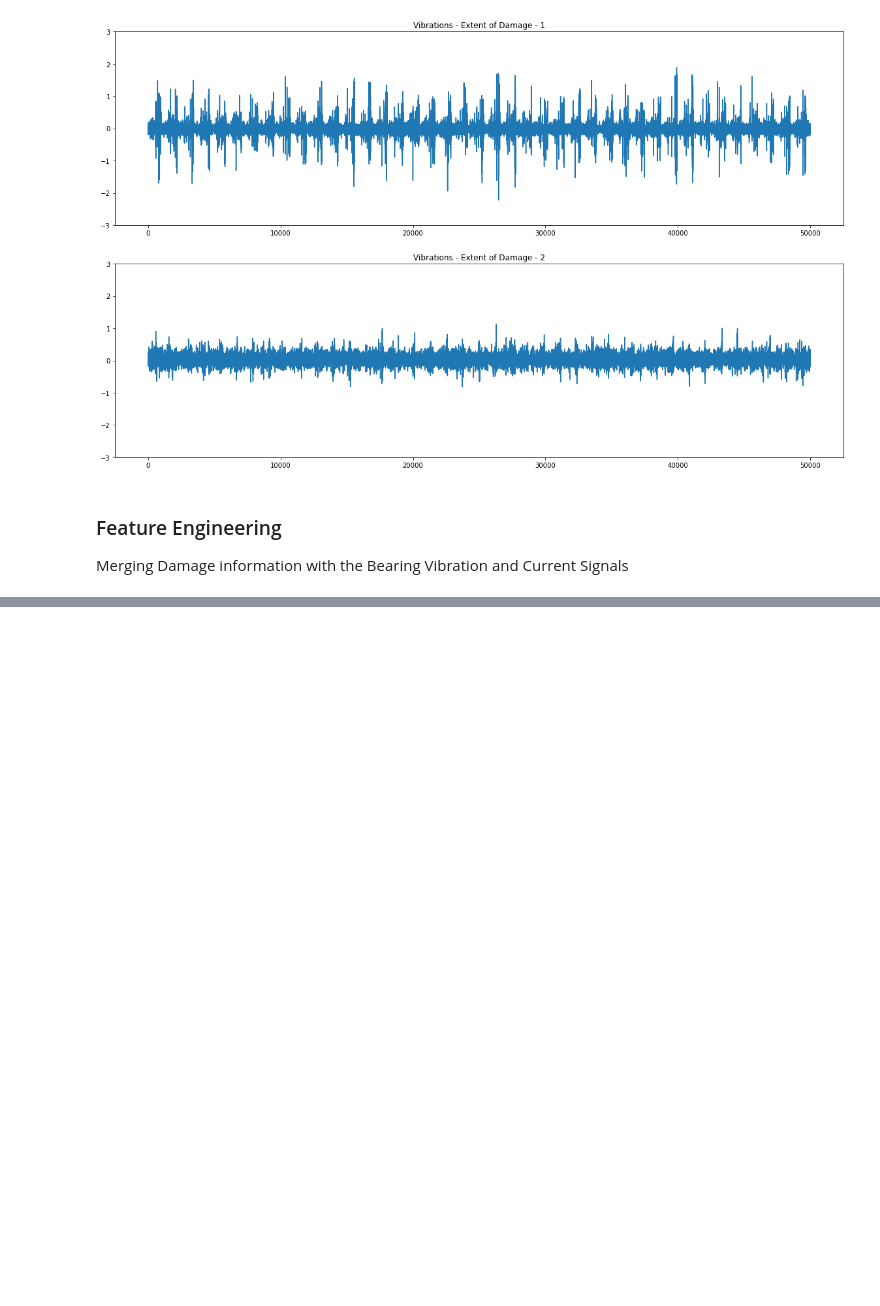
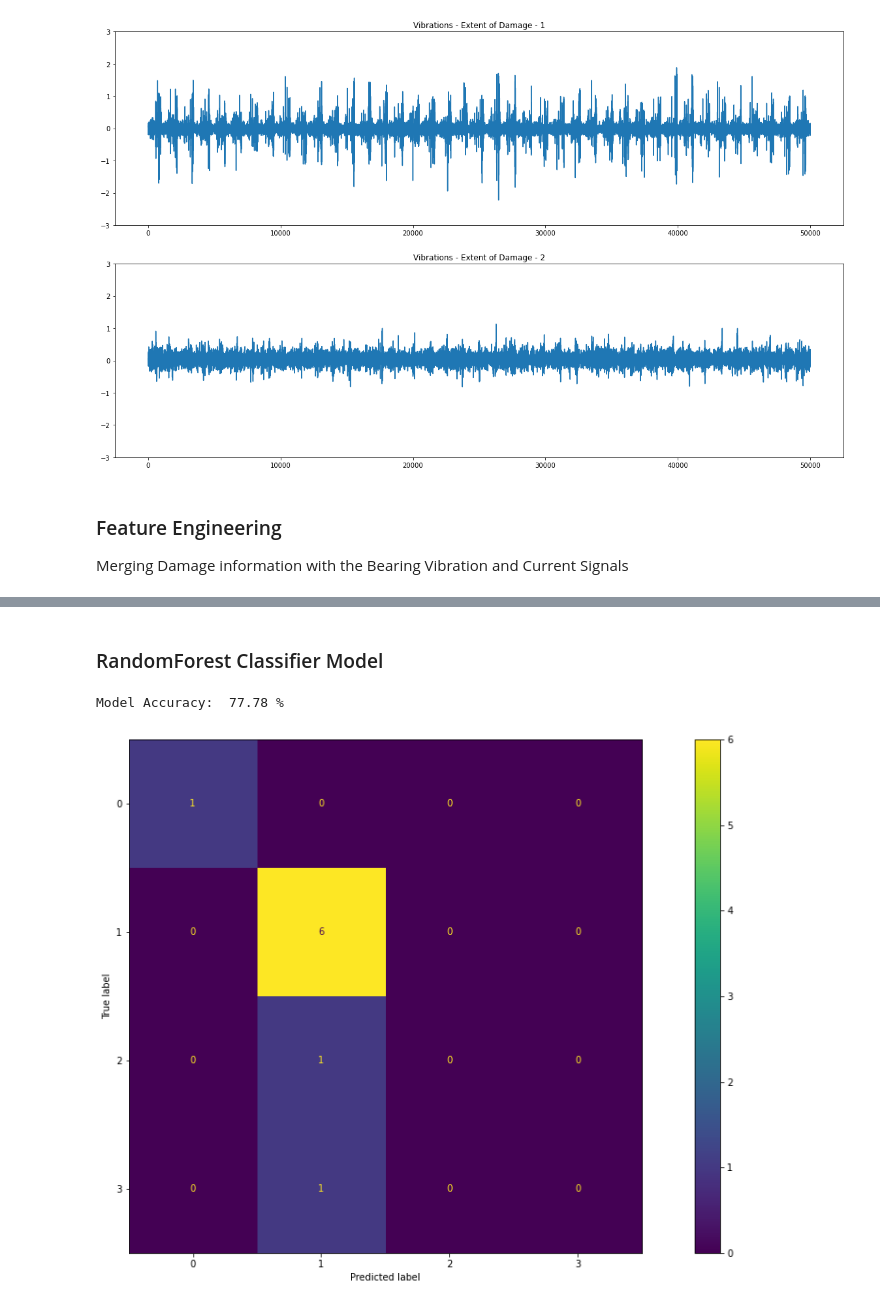
Before and after one commit to data-describe/awesome-data-science-models, a Jupyter notebook: iot-condition-monitoring/EDA/EDA_bearing_condition_monitoring.ipynb, the cells around one changed output, grey strips where cells are left out. Saved outputs shown, nothing was run; the diff lists cells and outputs as text; code cells hidden in the pictures; blank space fills up the shorter version.

Commit message:
Feature Engineering and Initial classification model

```diff
--- a/iot-condition-monitoring/EDA/EDA_bearing_condition_monitoring.ipynb
+++ b/iot-condition-monitoring/EDA/EDA_bearing_condition_monitoring.ipynb
@@ -462,0 +491,2 @@ for col in data.columns[:6]:
+# %% [markdown]
+### RandomForest Classifier Model
@@ -462,0 +500,25 @@ for col in data.columns[:6]:
+# %%
+X = final_data.drop(columns=["Extent_of_Damage", 'Bearing_Code', 'force', 'speed', 'torque',
+                             'phase_current_1', 'phase_current_2',
+                             'vibration_1', 'temp_2_bearing_module'])
+y = final_data["Extent_of_Damage"]
+# %%
+oh_enc = OneHotEncoder()
+X = oh_enc.fit_transform(X)
+# %%
+X_train, X_test, y_train, y_test = train_test_split(X, y, test_size = 0.15, random_state=40)
+# %%
+clf = RandomForestClassifier(n_estimators = 100)
+clf.fit(X_train, y_train)
+y_pred = clf.predict(X_test)
+# %%
+print("Model Accuracy: ", round(metrics.accuracy_score(y_test, y_pred)*100,2),"%")
+# %% [output]
+Model Accuracy:  77.78 %
+# %%
+cm = confusion_matrix(y_test, y_pred, labels=clf.classes_)
+disp = ConfusionMatrixDisplay(confusion_matrix=cm, display_labels=clf.classes_)
+disp.plot()
+plt.show()
+# %% [output]
+[figure, added]
```
Also changed, not shown: parts of 9 cells of this notebook, 1 other file.
